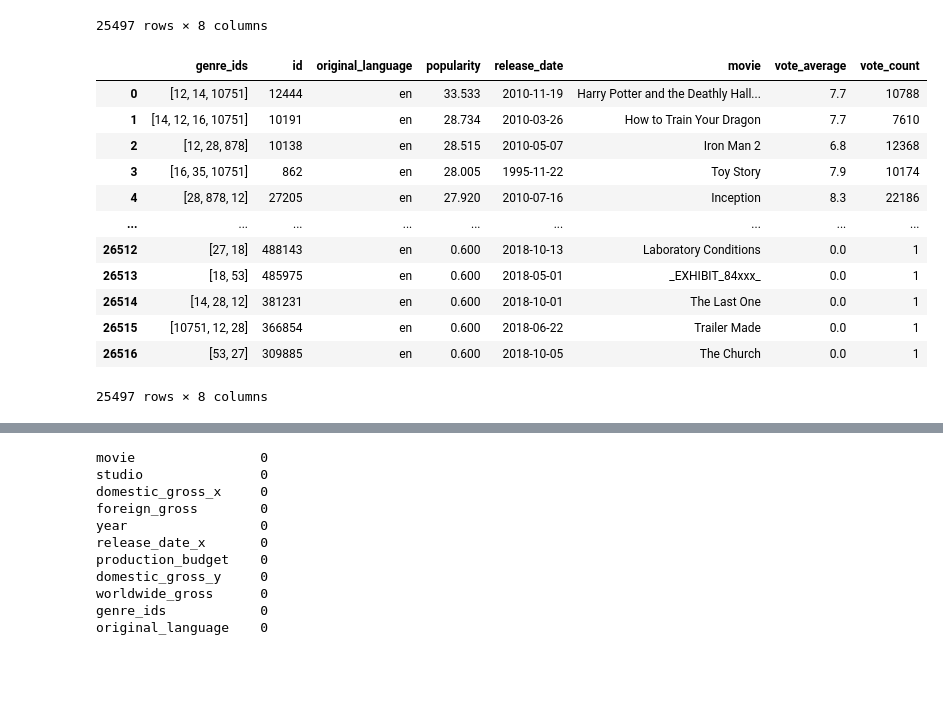
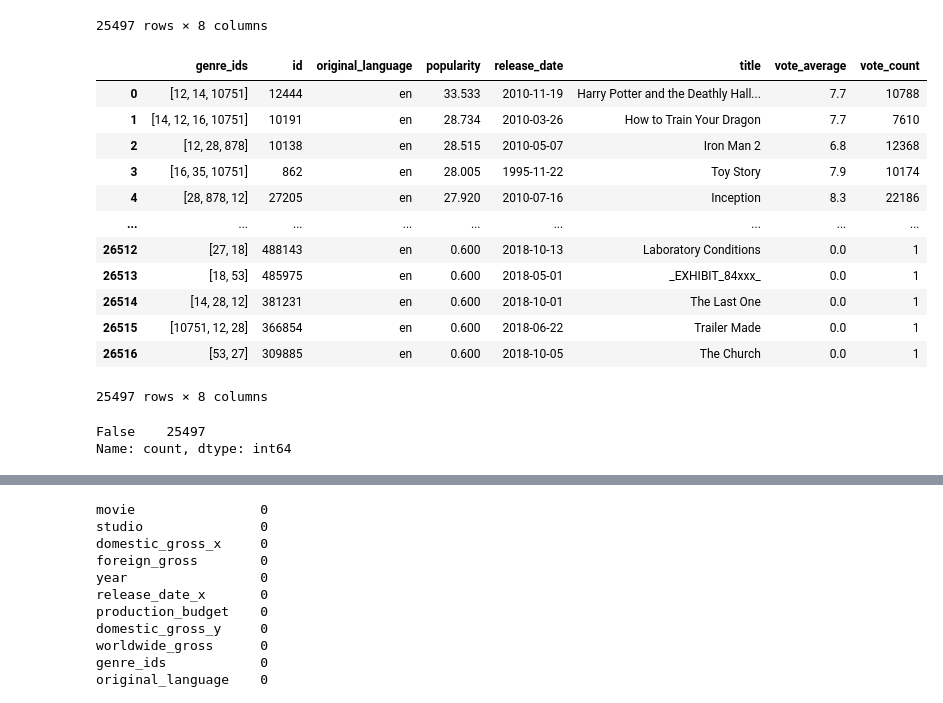
Before and after one commit to wanjikuciku/Phase-1-Project, a Jupyter notebook: project.ipynb, the cells around one changed output, grey strips where cells are left out. Saved outputs shown, nothing was run; the diff lists cells and outputs as text; code cells hidden in the pictures; blank space fills up the shorter version.

Commit message:
merged budget table and tmdb_movie

```diff
--- a/project.ipynb
+++ b/project.ipynb
@@ -635,6 +642,7 @@ budget
 # %%
 # renaming tmdb_movie title column to movie so as to join with budget table
-tmdb_movie.rename(columns={'title': 'movie'})
+tmdb_movie.rename(columns={'title': 'movie'}, inplace=True)
+tmdb_movie
 # %% [output]
 |  | genre_ids | id | original_language | popularity | release_date | movie | vote_average | vote_count |
 | 0 | [12, 14, 10751] | 12444 | en | 33.533 | 2010-11-19 | Harry Potter and the Deathly Hall... | 7.7 | 10788 |
@@ -651,9 +659,9 @@ tmdb_movie.rename(columns={'title': 'movie'})
 25497 rows × 8 columns
 # %%
 # dropped original_title column
-tmdb_movie.drop(['original_title'], inplace=True)
+tmdb_movie.drop(['original_title'], axis=1, inplace=True)
 # %% [output]
-|  | genre_ids | id | original_language | popularity | release_date | movie | vote_average | vote_count |
+|  | genre_ids | id | original_language | popularity | release_date | title | vote_average | vote_count |
 | 0 | [12, 14, 10751] | 12444 | en | 33.533 | 2010-11-19 | Harry Potter and the Deathly Hall... | 7.7 | 10788 |
 | 1 | [14, 12, 16, 10751] | 10191 | en | 28.734 | 2010-03-26 | How to Train Your Dragon | 7.7 | 7610 |
 | 2 | [12, 28, 878] | 10138 | en | 28.515 | 2010-05-07 | Iron Man 2 | 6.8 | 12368 |
@@ -666,6 +674,11 @@ tmdb_movie.drop(['original_title'], inplace=True)
 | 26515 | [10751, 12, 28] | 366854 | en | 0.600 | 2018-06-22 | Trailer Made | 0.0 | 1 |
 | 26516 | [53, 27] | 309885 | en | 0.600 | 2018-10-05 | The Church | 0.0 | 1 |
 25497 rows × 8 columns
+# %%
+tmdb_movie.duplicated().value_counts()
+# %% [output]
+False    25497
+Name: count, dtype: int64
 # %%
 budget_info = pd.merge(budget, tmdb_movie, on='movie')
 budget_info
```
Also changed, not shown: parts of 7 cells of this notebook.
